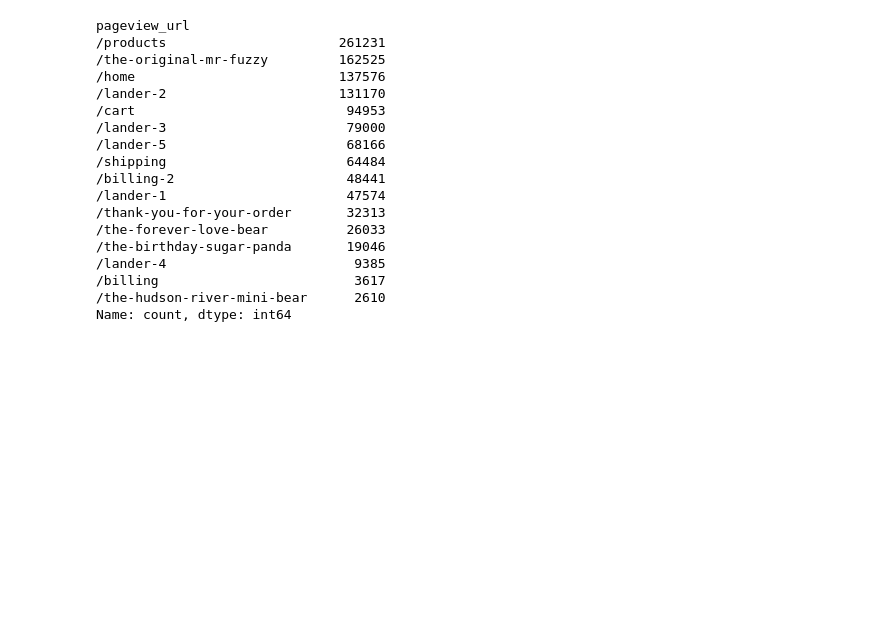
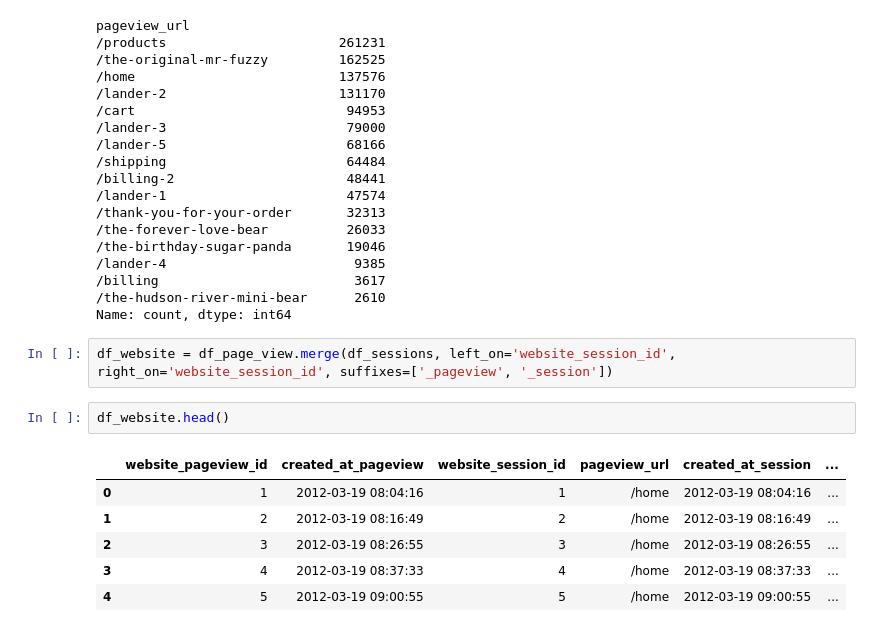
Before and after one commit to danielphilip12/ToyStoreEcommerce, a Jupyter notebook: notebook/01-eda.ipynb, the cells around one changed output. Drawn from its saved outputs; the diff is of its cells as text; blank space fills up the shorter version.

```diff
--- a/notebook/01-eda.ipynb
+++ b/notebook/01-eda.ipynb
@@ -430,3 +594,14 @@ pageview_url
 /billing                         3617
 /the-hudson-river-mini-bear      2610
 Name: count, dtype: int64
+# %%
+df_website = df_page_view.merge(df_sessions, left_on='website_session_id', right_on='website_session_id', suffixes=['_pageview', '_session'])
+# %%
+df_website.head()
+# %% [output]
+|  | website_pageview_id | created_at_pageview | website_session_id | pageview_url | created_at_session | ... |
+| 0 | 1 | 2012-03-19 08:04:16 | 1 | /home | 2012-03-19 08:04:16 | ... |
+| 1 | 2 | 2012-03-19 08:16:49 | 2 | /home | 2012-03-19 08:16:49 | ... |
+| 2 | 3 | 2012-03-19 08:26:55 | 3 | /home | 2012-03-19 08:26:55 | ... |
+| 3 | 4 | 2012-03-19 08:37:33 | 4 | /home | 2012-03-19 08:37:33 | ... |
+| 4 | 5 | 2012-03-19 09:00:55 | 5 | /home | 2012-03-19 09:00:55 | ... |
```
Also changed, not shown: parts of 17 cells of this notebook.
